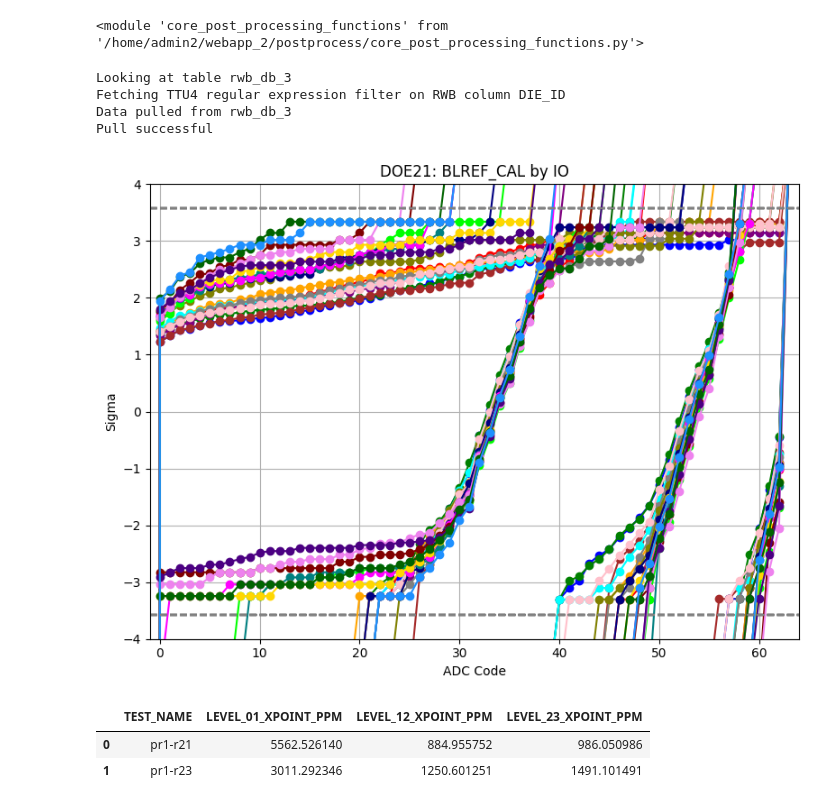
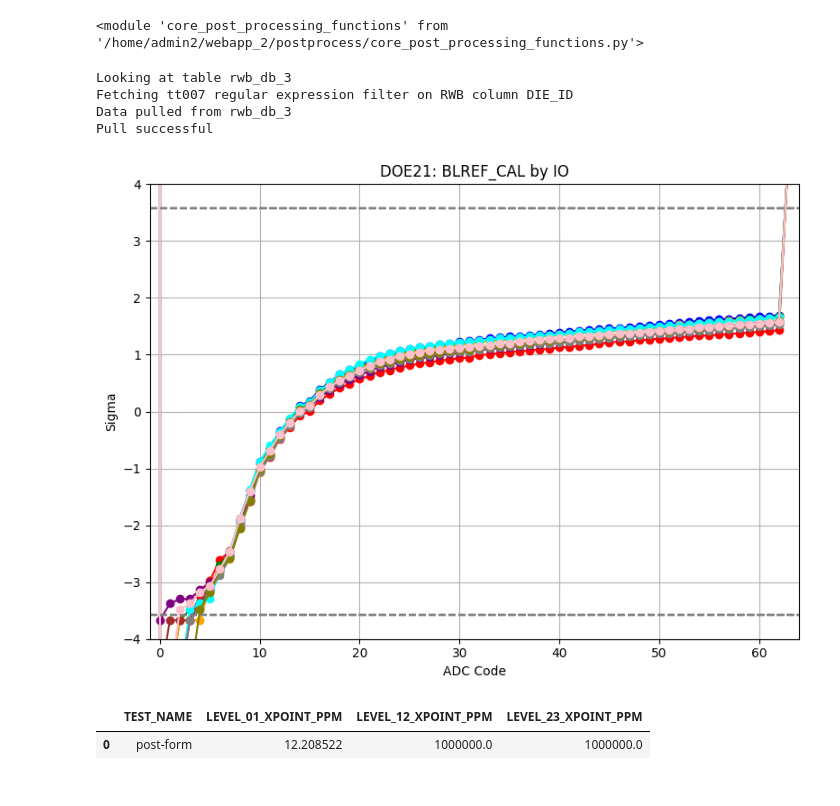
Before and after one commit to joshawzot/webapp, a Jupyter notebook: postprocess/agate_analysis_template.ipynb, the cells around one changed output. Cells and saved outputs as stored; diff of their text form; code cells hidden in the pictures.

```diff
--- a/postprocess/agate_analysis_template.ipynb
+++ b/postprocess/agate_analysis_template.ipynb
@@ -19,21 +19,20 @@ reload(cf)
 <module 'core_post_processing_functions' from '/home/admin2/webapp_2/postprocess/core_post_processing_functions.py'>
 # %%
 # Try pulling agate data from webapp
-rwb_pull = cf.rwb_fetch_data(regex='TTU4', regex_col='DIE_ID')
+rwb_pull = cf.rwb_fetch_data(regex='tt007', regex_col='DIE_ID')
 # %% [output]
 Looking at table rwb_db_3
-Fetching TTU4 regular expression filter on RWB column DIE_ID
+Fetching tt007 regular expression filter on RWB column DIE_ID
 Data pulled from rwb_db_3
 Pull successful
 # %%
-rwb_plot = rwb_pull.loc[rwb_pull.TEST_NAME.str.contains(f'-r21')&(rwb_pull.MACRO==7)]
+rwb_plot = rwb_pull.loc[rwb_pull.TEST_NAME.str.contains('post-form')&(rwb_pull.MACRO==0) & rwb_pull.TEST_START_DATETIME.str.contains('2025_06_27-15_57_38')]
 cf.rwb_groupby_level_nqplot(rwb_plot, overlay_col='IO', legend=False, title=f'DOE21: BLREF_CAL by IO')
 # %% [output]
-[figure, old version]
+[figure, new version]
 # %%
-rwb_mean = cf.rwb_calc_io_mean(rwb_pull.loc[rwb_pull.TEST_NAME.str.contains(f'-r(21|23)')&(rwb_pull.MACRO==7)], groupby_cols=['TEST_NAME'])
+rwb_mean = cf.rwb_calc_io_mean(rwb_plot, groupby_cols=['TEST_NAME'])
 display(rwb_mean[['TEST_NAME','LEVEL_01_XPOINT_PPM','LEVEL_12_XPOINT_PPM','LEVEL_23_XPOINT_PPM']])
 # %% [output]
 |  | TEST_NAME | LEVEL_01_XPOINT_PPM | LEVEL_12_XPOINT_PPM | LEVEL_23_XPOINT_PPM |
-| 0 | pr1-r21 | 5562.526140 | 884.955752 | 986.050986 |
-| 1 | pr1-r23 | 3011.292346 | 1250.601251 | 1491.101491 |
+| 0 | post-form | 12.208522 | 1000000.0 | 1000000.0 |
```
Also changed, not shown: parts of 1 cell of this notebook, 2 other files.
